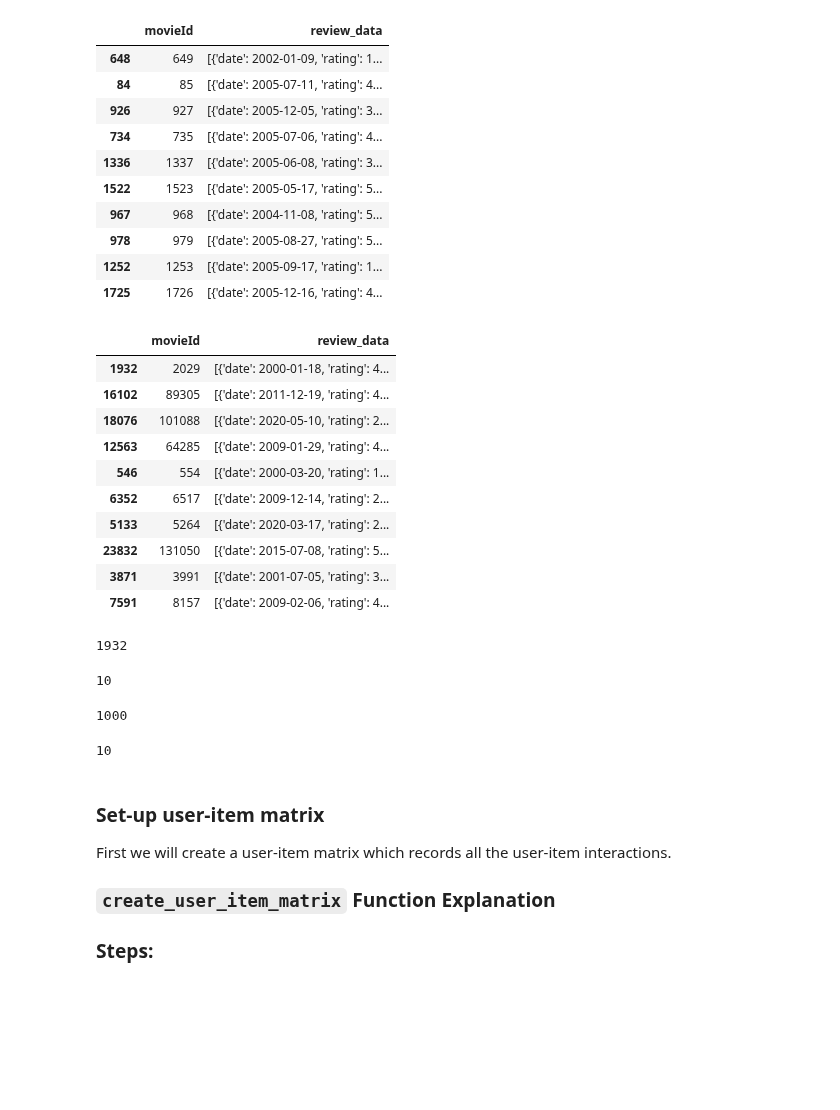
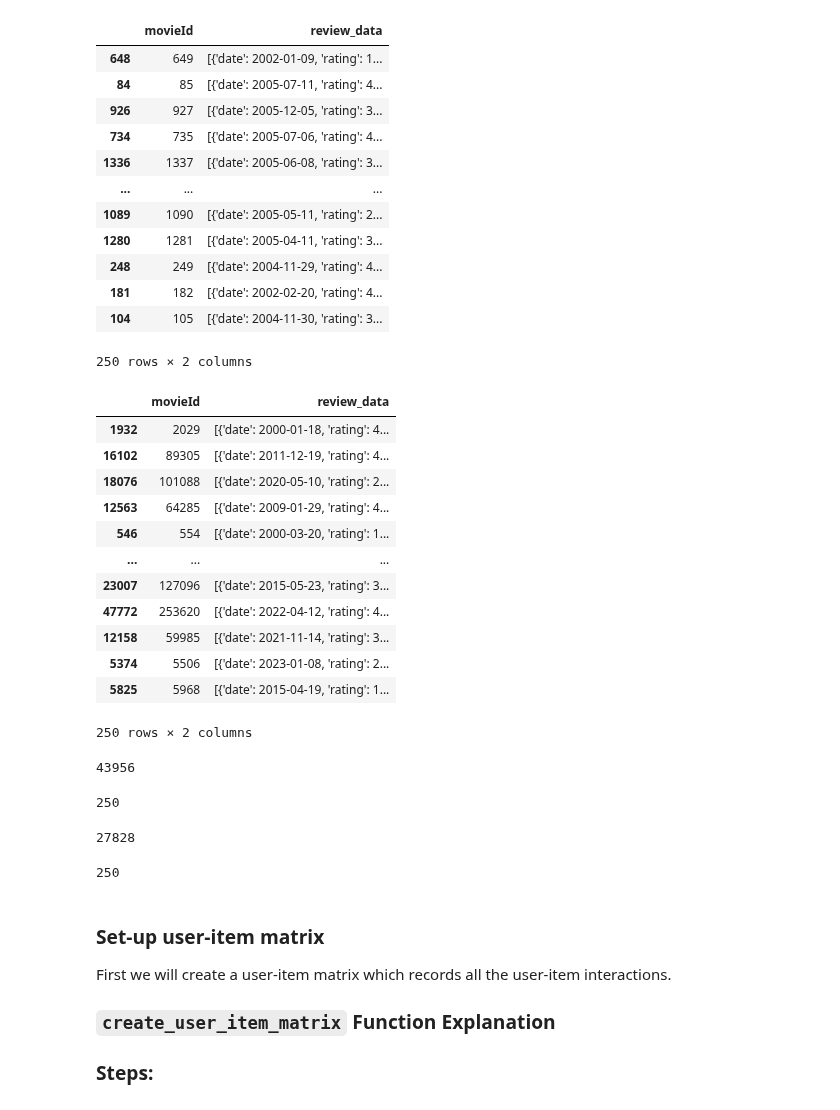
Before and after one commit to StijnHarder/SDfM---Jaume-and-Stijn, a Jupyter notebook: UserKNN modelling DEF- Stijn.ipynb, the cells around one changed output. Cells and saved outputs as stored; diff of their text form; code cells hidden in the pictures; blank space fills up the shorter version.

Commit message:
userknn netflix and movielens set up

```diff
--- a/UserKNN modelling DEF- Stijn.ipynb
+++ b/UserKNN modelling DEF- Stijn.ipynb
@@ -13,33 +13,37 @@ movielens_df = pd.read_parquet('cleaned/movielens_parquet')
 netflix_df = netflix_df[netflix_df['review_data'].apply(lambda x: 30 <= len(x) <= 350 if x is not None else False)]
 movielens_df = movielens_df[movielens_df['review_data'].apply(lambda x: 30 <= len(x) <= 350 if x is not None else False)]
 # %%
-df = (netflix_df.sample(n=10,random_state=42))[['movieId','review_data']]
+df = (netflix_df.sample(n=250,random_state=42))[['movieId','review_data']]
 df
-df2 = (movielens_df.sample(n=10,random_state=42))[['movieId','review_data']]
+df2 = (movielens_df.sample(n=250,random_state=42))[['movieId','review_data']]
 df2
 # %% [output]
 |  | movieId | review_data |
 | 648 | 649 | [{'date': 2002-01-09, 'rating': 1... |
 | 84 | 85 | [{'date': 2005-07-11, 'rating': 4... |
 | 926 | 927 | [{'date': 2005-12-05, 'rating': 3... |
 | 734 | 735 | [{'date': 2005-07-06, 'rating': 4... |
 | 1336 | 1337 | [{'date': 2005-06-08, 'rating': 3... |
-| 1522 | 1523 | [{'date': 2005-05-17, 'rating': 5... |
-| 967 | 968 | [{'date': 2004-11-08, 'rating': 5... |
-| 978 | 979 | [{'date': 2005-08-27, 'rating': 5... |
-| 1252 | 1253 | [{'date': 2005-09-17, 'rating': 1... |
-| 1725 | 1726 | [{'date': 2005-12-16, 'rating': 4... |
+| ... | ... | ... |
+| 1089 | 1090 | [{'date': 2005-05-11, 'rating': 2... |
+| 1280 | 1281 | [{'date': 2005-04-11, 'rating': 3... |
+| 248 | 249 | [{'date': 2004-11-29, 'rating': 4... |
+| 181 | 182 | [{'date': 2002-02-20, 'rating': 4... |
+| 104 | 105 | [{'date': 2004-11-30, 'rating': 3... |
+250 rows × 2 columns
 |  | movieId | review_data |
 | 1932 | 2029 | [{'date': 2000-01-18, 'rating': 4... |
 | 16102 | 89305 | [{'date': 2011-12-19, 'rating': 4... |
 | 18076 | 101088 | [{'date': 2020-05-10, 'rating': 2... |
 | 12563 | 64285 | [{'date': 2009-01-29, 'rating': 4... |
 | 546 | 554 | [{'date': 2000-03-20, 'rating': 1... |
-| 6352 | 6517 | [{'date': 2009-12-14, 'rating': 2... |
-| 5133 | 5264 | [{'date': 2020-03-17, 'rating': 2... |
-| 23832 | 131050 | [{'date': 2015-07-08, 'rating': 5... |
-| 3871 | 3991 | [{'date': 2001-07-05, 'rating': 3... |
-| 7591 | 8157 | [{'date': 2009-02-06, 'rating': 4... |
+| ... | ... | ... |
+| 23007 | 127096 | [{'date': 2015-05-23, 'rating': 3... |
+| 47772 | 253620 | [{'date': 2022-04-12, 'rating': 4... |
+| 12158 | 59985 | [{'date': 2021-11-14, 'rating': 3... |
+| 5374 | 5506 | [{'date': 2023-01-08, 'rating': 2... |
+| 5825 | 5968 | [{'date': 2015-04-19, 'rating': 1... |
+250 rows × 2 columns
 # %%
 review_data = df['review_data'].values
 user_ids = np.concatenate([np.array([entry['userId'] for entry in row]) for row in review_data])
@@ -55,10 +59,10 @@ movieIds2 = np.concatenate([[movieId] * len(row) for movieId, row in zip(df['mov
 len(user_ids2)
 len(np.unique(movieIds2))
 # %% [output]
-1932
+43956
-10
+250
-1000
+27828
-10
+250
 # %% [markdown]
 ### Set-up user-item matrix
 First we will create a user-item matrix which records all the user-item interactions.
```
Also changed, not shown: parts of 4 cells of this notebook.
